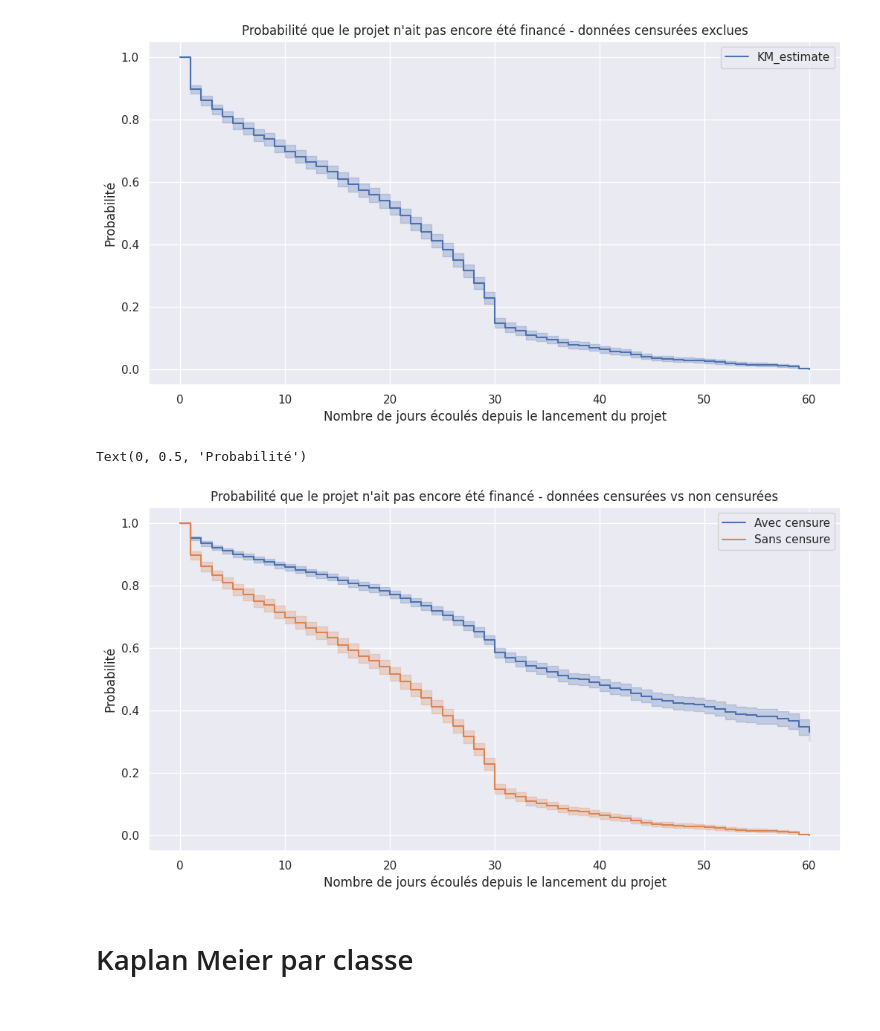
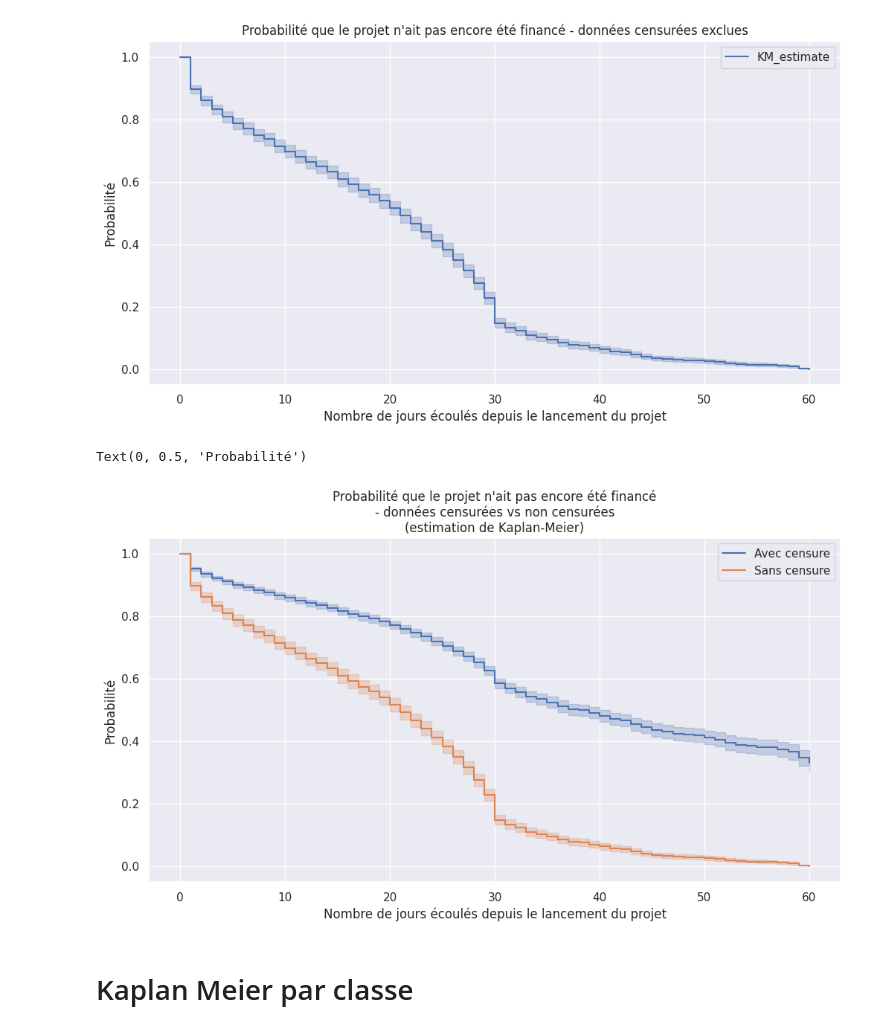
Before and after one commit to Ab2nour/kickstarter-project-analysis, a Jupyter notebook: src/modelisation.ipynb, the cells around one changed output. Drawn from its saved outputs; the diff is of its cells as text; code cells hidden in the pictures.

```diff
--- a/src/modelisation.ipynb
+++ b/src/modelisation.ipynb
@@ -66,28 +66,25 @@ Text(0, 0.5, 'Probabilité')
 # %%
 kmf1 = KaplanMeierFitter()
 
 event_times = df["day_succ"]
 event_observed = df["Status"]
 kmf1.fit(event_times, event_observed)
 plt.figure(figsize=(12, 6))
 kmf1.plot_survival_function(label="Avec censure")
-plt.title("Probabilité que le projet n'ait pas encore été financé - données censurées incluses")
-plt.xlabel("Nombre de jours écoulés depuis le lancement du projet")
-plt.ylabel("Probabilité")
 kmf2 = KaplanMeierFitter()
 
 event_times = df["day_succ"][df["Status"] == 1]
 event_observed = df["Status"][df["Status"] == 1]
 
 kmf2.fit(event_times, event_observed)
 
 kmf2.plot_survival_function(label="Sans censure")
-plt.title("Probabilité que le projet n'ait pas encore été financé - données censurées vs non censurées")
+plt.title("Probabilité que le projet n'ait pas encore été financé\n- données censurées vs non censurées\n(estimation de Kaplan-Meier)")
 plt.xlabel("Nombre de jours écoulés depuis le lancement du projet")
 plt.ylabel("Probabilité")
 # %% [output]
 Text(0, 0.5, 'Probabilité')
-[figure, old version]
+[figure, new version]
 # %% [markdown]
 # Kaplan Meier par classe
 # %%
```
Also changed, not shown: parts of 7 cells of this notebook.
